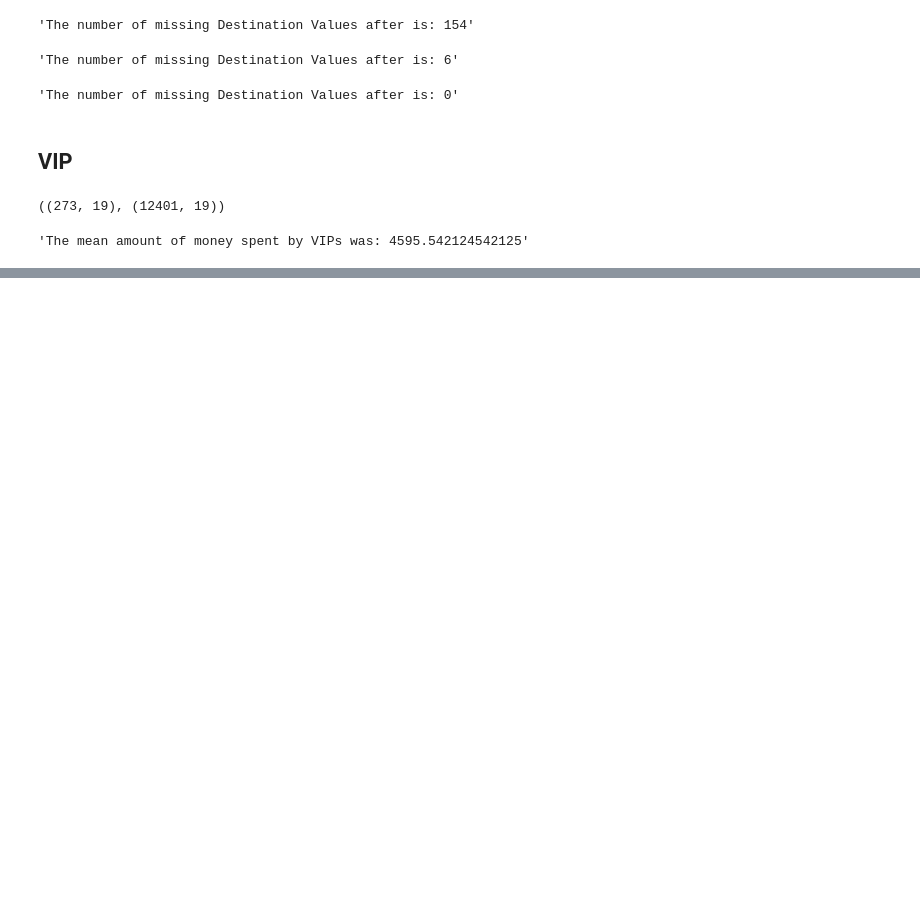
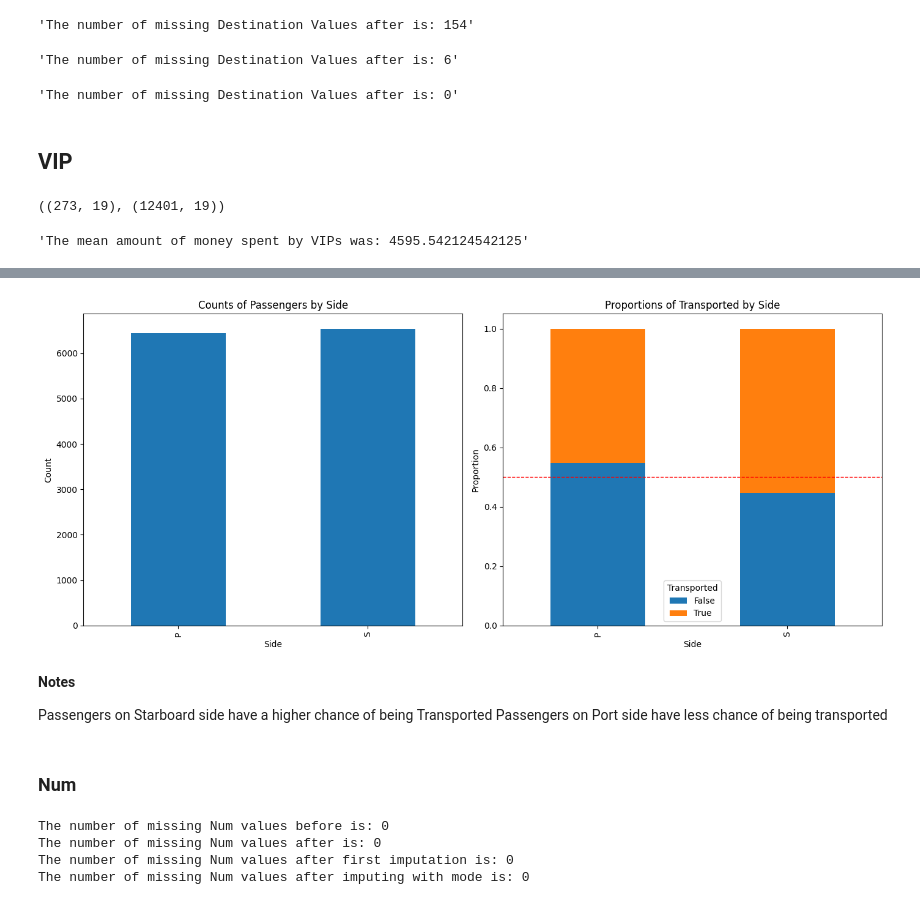
Before and after one commit to BigEd12/Spaceship-Titanic, a Jupyter notebook: notebooks/data_preproc/data_preproc_2.ipynb, the cells around one changed output, grey strips where cells are left out. Cells and saved outputs as stored; diff of their text form; code cells hidden in the pictures; blank space fills up the shorter version.

```diff
--- a/notebooks/data_preproc/data_preproc_2.ipynb
+++ b/notebooks/data_preproc/data_preproc_2.ipynb
@@ -175,0 +304,65 @@ dtype: int64
+# %%
+side_transport = df.groupby(['Side', 'Transported']).size().unstack(fill_value=0)
+
+side_transport_norm = side_transport.div(side_transport.sum(axis=1), axis=0)
+
+fig, ax = plt.subplots(1, 2, figsize=(14, 6))
+
+side_counts = df['Side'].value_counts().sort_index()
+side_counts.plot(kind='bar', ax=ax[0])
+ax[0].set_title('Counts of Passengers by Side')
+ax[0].set_xlabel('Side')
+ax[0].set_ylabel('Count')
+
+side_transport_norm.plot(kind='bar', stacked=True, ax=ax[1])
+ax[1].set_title('Proportions of Transported by Side')
+ax[1].set_xlabel('Side')
+ax[1].set_ylabel('Proportion')
+ax[1].legend(title='Transported')
+
+ax[1].axhline(0.5, color='red', linestyle='--', linewidth=1)
+
+plt.tight_layout()
+plt.show()
+# %% [output]
+[figure, added]
+# %% [markdown]
+**Notes**
+
+Passengers on Starboard side have a higher chance of being Transported
+Passengers on Port side have less chance of being transported
+# %% [markdown]
+### Num
+# %%
+print(f'The number of missing Num values before is: {df["Num"].isna().sum()}')
+
+df['Num'] = df.groupby('PassengerGroup')['Num'].transform(lambda x: x.fillna(x.mode()[0] if not x.mode().empty else np.nan))
+
+print(f'The number of missing Num values after is: {df["Num"].isna().sum()}')
+
+
+def impute_num(row, df):
+    if pd.isna(row['Num']):
+        last_name = row['LastName']
+        same_last_name = df[(df['LastName'] == last_name) & (df['Num'].notna())]
+        if not same_last_name.empty:
+            return same_last_name['Num'].values[0]
+    return row['Num']
+
+df['Num'] = df.apply(lambda row: impute_num(row, df), axis=1)
+
+missing_num_after_first_imputation = df['Num'].isna().sum()
+print(f'The number of missing Num values after first imputation is: {missing_num_after_first_imputation}')
+
+if missing_num_after_first_imputation > 0:
+    mode_num = df['Num'].mode()[0]
+    df['Num'].fillna(mode_num, inplace=True)
+
+missing_num_after_mode_imputation = df['Num'].isna().sum()
+print(f'The number of missing Num values after imputing with mode is: {missing_num_after_mode_imputation}')
+df['Num'] = df['Num'].astype(int)
+# %% [output]
+The number of missing Num values before is: 0
+The number of missing Num values after is: 0
+The number of missing Num values after first imputation is: 0
+The number of missing Num values after imputing with mode is: 0
```
Also changed, not shown: parts of 14 cells of this notebook.
